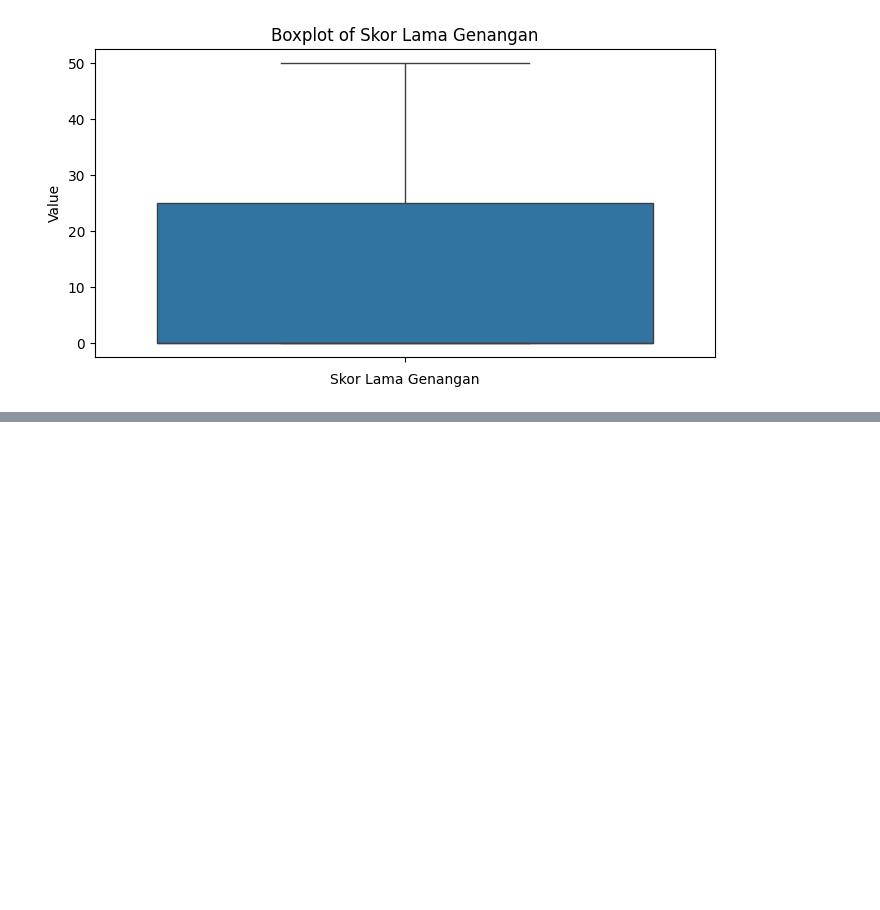
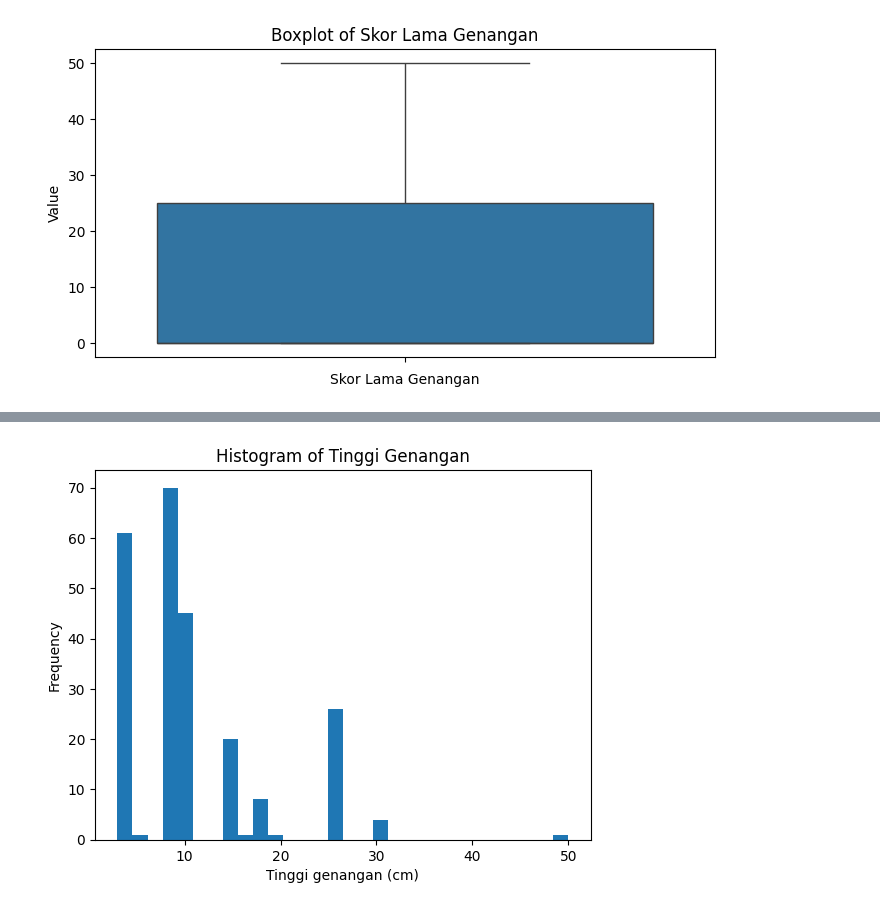
Before and after one commit to izamrosiawan/ss-code-semester-3, a Jupyter notebook: ipsd/minggu-5/praktikum-5.ipynb, the cells around one changed output, grey strips where cells are left out. Drawn from its saved outputs; the diff is of its cells as text; code cells hidden in the pictures; blank space fills up the shorter version.

```diff
--- a/ipsd/minggu-5/praktikum-5.ipynb
+++ b/ipsd/minggu-5/praktikum-5.ipynb
@@ -293,0 +368,8 @@ for col in df_num:
+# %%
+df["Tinggi genangan"].plot(kind='hist', bins=30)
+plt.title("Histogram of Tinggi Genangan")
+plt.xlabel("Tinggi genangan (cm)")
+plt.ylabel("Frequency")
+plt.show()
+# %% [output]
+[figure, added]
```
Also changed, not shown: parts of 4 cells of this notebook.
